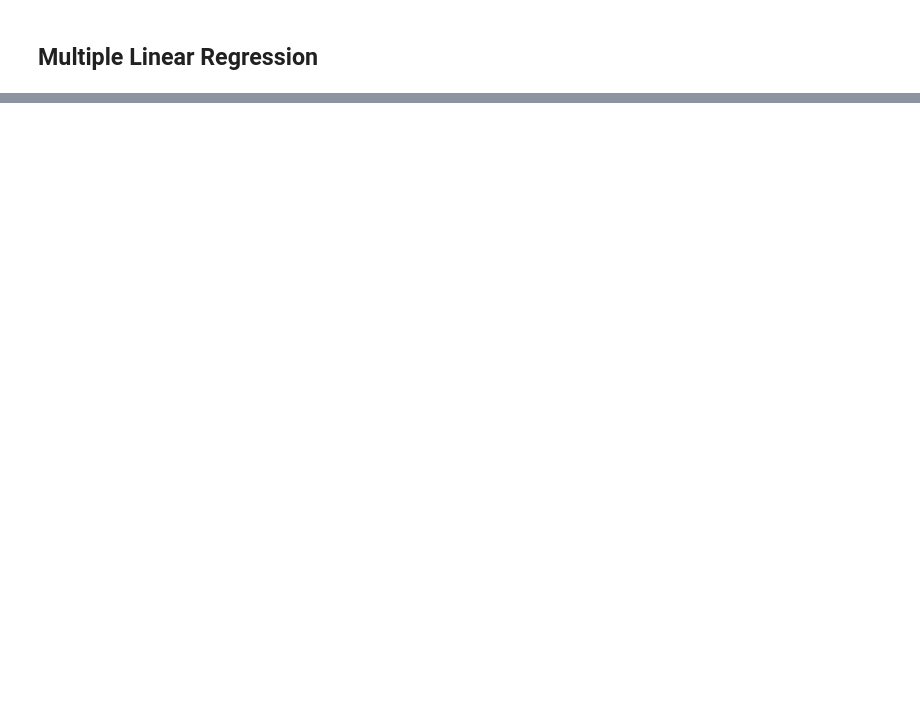
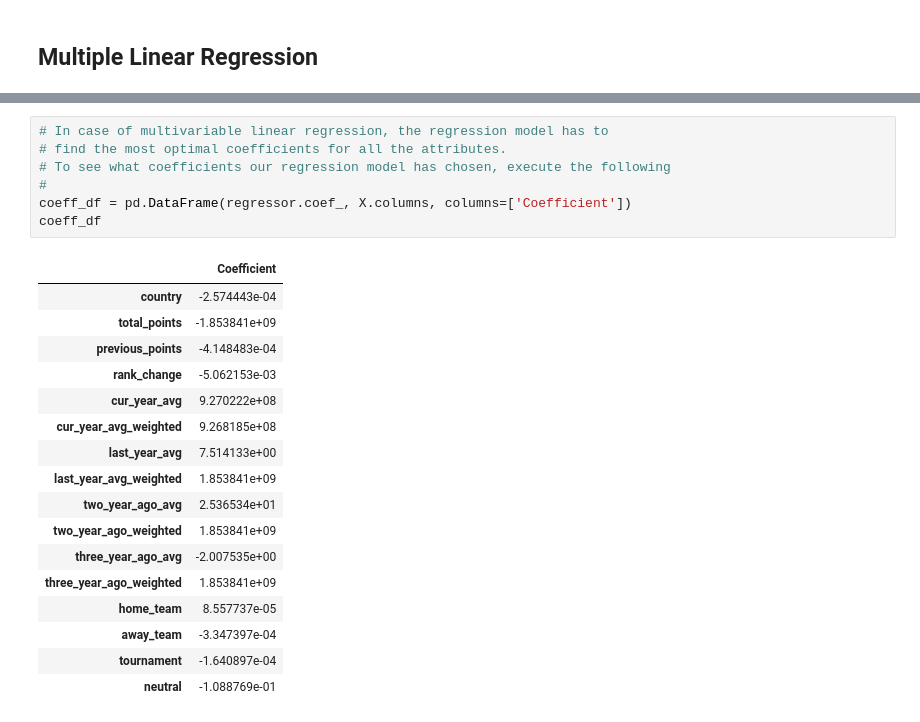
Before and after one commit to whiteroserobot/Mchezopesa-Ltd-football-prediction, a Jupyter notebook: ipweek 6.ipynb, the cells around one changed output, grey strips where cells are left out. Saved outputs shown, nothing was run; the diff lists cells and outputs as text; blank space fills up the shorter version.

```diff
--- a/ipweek 6.ipynb
+++ b/ipweek 6.ipynb
@@ -801,0 +907,25 @@ the variances are homogeneous!
+# %%
+# In case of multivariable linear regression, the regression model has to
+# find the most optimal coefficients for all the attributes.
+# To see what coefficients our regression model has chosen, execute the following
+#
+coeff_df = pd.DataFrame(regressor.coef_, X.columns, columns=['Coefficient'])
+coeff_df
+# %% [output]
+|  | Coefficient |
+| country | -2.574443e-04 |
+| total_points | -1.853841e+09 |
+| previous_points | -4.148483e-04 |
+| rank_change | -5.062153e-03 |
+| cur_year_avg | 9.270222e+08 |
+| cur_year_avg_weighted | 9.268185e+08 |
+| last_year_avg | 7.514133e+00 |
+| last_year_avg_weighted | 1.853841e+09 |
+| two_year_ago_avg | 2.536534e+01 |
+| two_year_ago_weighted | 1.853841e+09 |
+| three_year_ago_avg | -2.007535e+00 |
+| three_year_ago_weighted | 1.853841e+09 |
+| home_team | 8.557737e-05 |
+| away_team | -3.347397e-04 |
+| tournament | -1.640897e-04 |
+| neutral | -1.088769e-01 |
```
Also changed, not shown: parts of 27 cells of this notebook.
